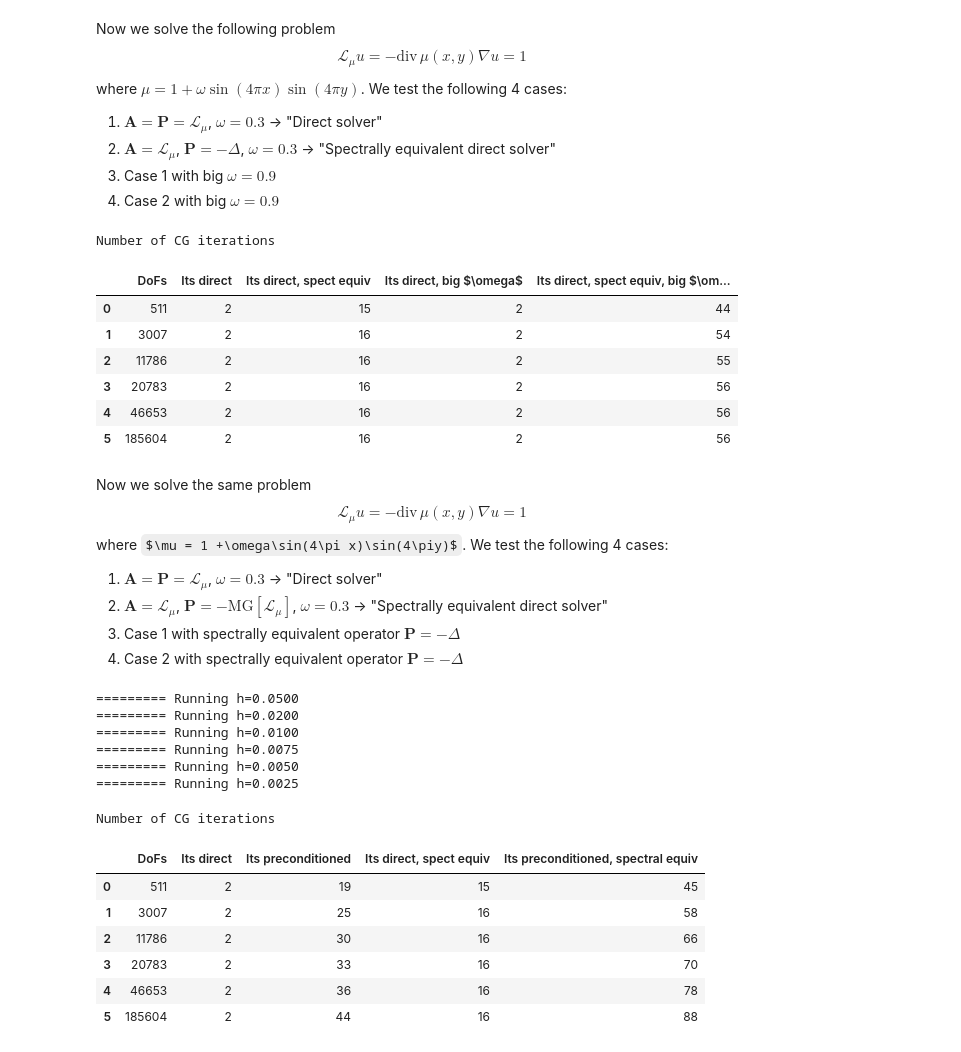
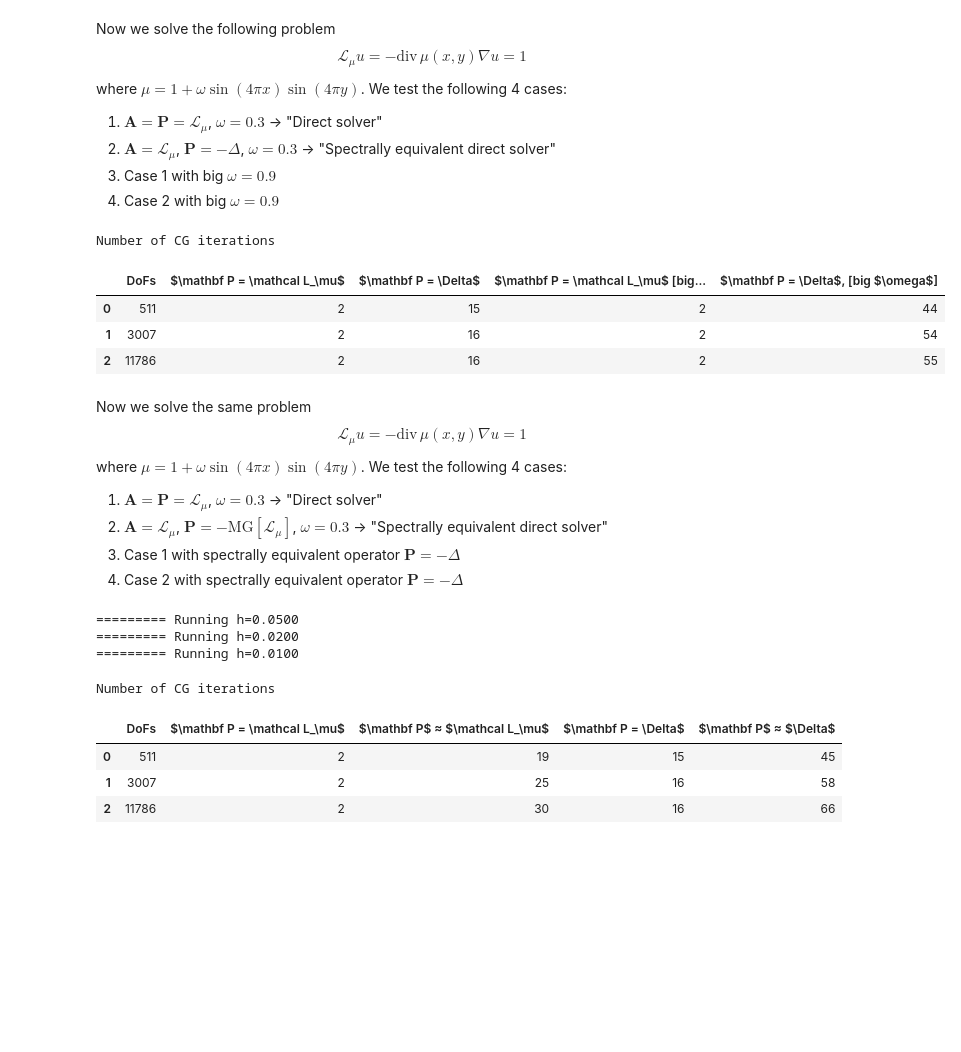
Before and after one commit to ManuelSanchezUribe/EMI2024, a Jupyter notebook: notebooks/04_Modulo/04_Optimal_Preconditioners.ipynb, the cells around one changed output. Cells and saved outputs as stored; diff of their text form; code cells hidden in the pictures; some formulas as TeX source; blank space fills up the shorter version.

```diff
--- a/notebooks/04_Modulo/04_Optimal_Preconditioners.ipynb
+++ b/notebooks/04_Modulo/04_Optimal_Preconditioners.ipynb
@@ -81,7 +85,7 @@ def getIts(a, aP, f, gf):
     return inv.iterations
 # %%
 # Direct solver on spectrally equivalent operator
-hs = [0.05, 0.02, 0.01, 0.0075, 0.005, 0.0025]
+hs = [0.05, 0.02, 0.01]#, 0.0075, 0.005, 0.0025]
 
 dofs = []
 iterations_direct_no_equiv = []
@@ -105,28 +109,25 @@ for h in hs:
     # Direct, equiv
     a, aP, f, gf, V = getSystem(h, 1, omega_big, "direct", True)
     iterations_direct_equiv_big_omega.append(getIts(a, aP, f, gf))
-
-tab1 = pd.DataFrame({'DoFs':dofs,
-                    'Its direct': iterations_direct_no_equiv,
-                    'Its direct, spect equiv': iterations_direct_equiv,
-                    'Its direct, big $\omega$': iterations_direct_no_equiv_big_omega,
-                    'Its direct, spect equiv, big $\omega$': iterations_direct_equiv_big_omega})
+# %%
+tab1 = pd.DataFrame({'DoFs':dofs,
+                    "$\mathbf P = \mathcal L_\mu$": iterations_direct_no_equiv,
+                    "$\mathbf P = \Delta$": iterations_direct_equiv,
+                    '$\mathbf P = \mathcal L_\mu$, [big $\omega$]': iterations_direct_no_equiv_big_omega,
+                    '$\mathbf P = \Delta$, [big $\omega$]': iterations_direct_equiv_big_omega})
 # %%
-tab1 = tab1.style.set_caption('Number of CG iterations')
-tab1
+display = tab1.style.set_caption('Number of CG iterations').set_properties(**{'text-align': 'center'})
+display
 # %% [output]
 Number of CG iterations
-|  | DoFs | Its direct | Its direct, spect equiv | Its direct, big $\omega$ | Its direct, spect equiv, big $\om... |
+|  | DoFs | $\mathbf P = \mathcal L_\mu$ | $\mathbf P = \Delta$ | $\mathbf P = \mathcal L_\mu$ [big... | $\mathbf P = \Delta$, [big $\omega$] |
 | 0 | 511 | 2 | 15 | 2 | 44 |
 | 1 | 3007 | 2 | 16 | 2 | 54 |
 | 2 | 11786 | 2 | 16 | 2 | 55 |
-| 3 | 20783 | 2 | 16 | 2 | 56 |
-| 4 | 46653 | 2 | 16 | 2 | 56 |
-| 5 | 185604 | 2 | 16 | 2 | 56 |
 # %% [markdown]
 Now we solve the same problem
     $$ \mathcal L_\mu u = -\mathrm{div}\,\mu(x,y)\nabla u = 1 $$
-where $\mu = 1 +\omega\sin(4\pi x)\sin(4\piy)$. We test the following 4 cases:
+where $\mu = 1 +\omega\sin(4\pi x)\sin(4\pi y)$. We test the following 4 cases:
 1. $\mathbf A = \mathbf P = \mathcal L_\mu$, $\omega=0.3$ -> "Direct solver"
 2. $\mathbf A = \mathcal L_\mu$, $\mathbf P = -\mathrm{MG}[\mathcal L_\mu]$, $\omega=0.3$ -> "Spectrally equivalent direct solver"
 3. Case 1 with spectrally equivalent operator $\mathbf P = -\Delta$
@@ -144,16 +145,7 @@ for h in hs:
     # Preconditioned, equiv
     a, aP, f, gf, V = getSystem(h, 1, omega, "h1amg", True)
     iterations_precon_equiv.append(getIts(a, aP, f, gf))
-
-tab2 = pd.DataFrame({'DoFs':dofs,
-                    'Its direct': iterations_direct_no_equiv,
-                    'Its preconditioned': iterations_precon_no_equiv,
-                    'Its direct, spect equiv': iterations_direct_equiv,
-                    'Its preconditioned, spectral equiv': iterations_precon_equiv})
 # %% [output]
 ========= Running h=0.0500
 ========= Running h=0.0200
 ========= Running h=0.0100
-========= Running h=0.0075
-========= Running h=0.0050
-========= Running h=0.0025
@@ -160,15 +158,12 @@ tab2 = pd.DataFrame({'DoFs':dofs,
 # %%
-tab2 = tab2.style.set_caption('Number of CG iterations')
-tab2
+display = tab2.style.set_caption('Number of CG iterations').set_properties(**{'text-align': 'center'})
+display
 # %% [output]
 Number of CG iterations
-|  | DoFs | Its direct | Its preconditioned | Its direct, spect equiv | Its preconditioned, spectral equiv |
+|  | DoFs | $\mathbf P = \mathcal L_\mu$ | $\mathbf P$ ≈ $\mathcal L_\mu$ | $\mathbf P = \Delta$ | $\mathbf P$ ≈ $\Delta$ |
 | 0 | 511 | 2 | 19 | 15 | 45 |
 | 1 | 3007 | 2 | 25 | 16 | 58 |
 | 2 | 11786 | 2 | 30 | 16 | 66 |
-| 3 | 20783 | 2 | 33 | 16 | 70 |
-| 4 | 46653 | 2 | 36 | 16 | 78 |
-| 5 | 185604 | 2 | 44 | 16 | 88 |
 # %% [markdown]
 # Multilevel methods
 
```
Also changed, not shown: parts of 9 cells of this notebook, 4 other files.
